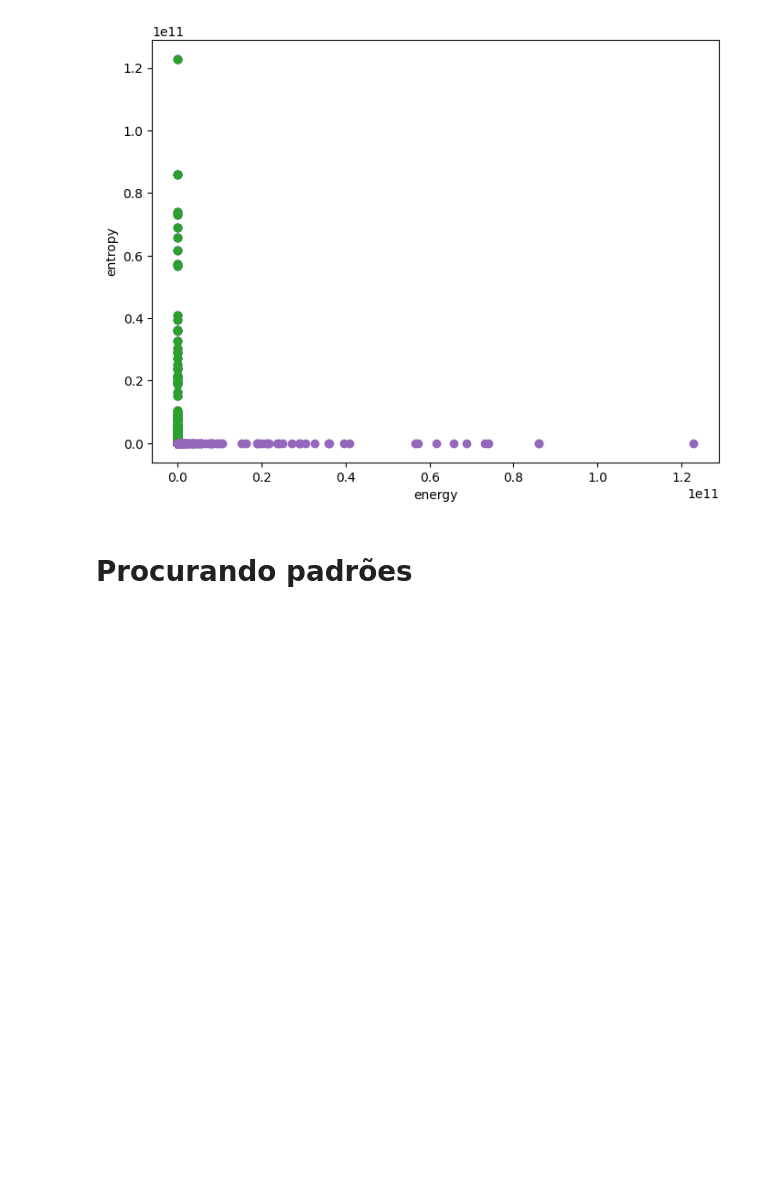
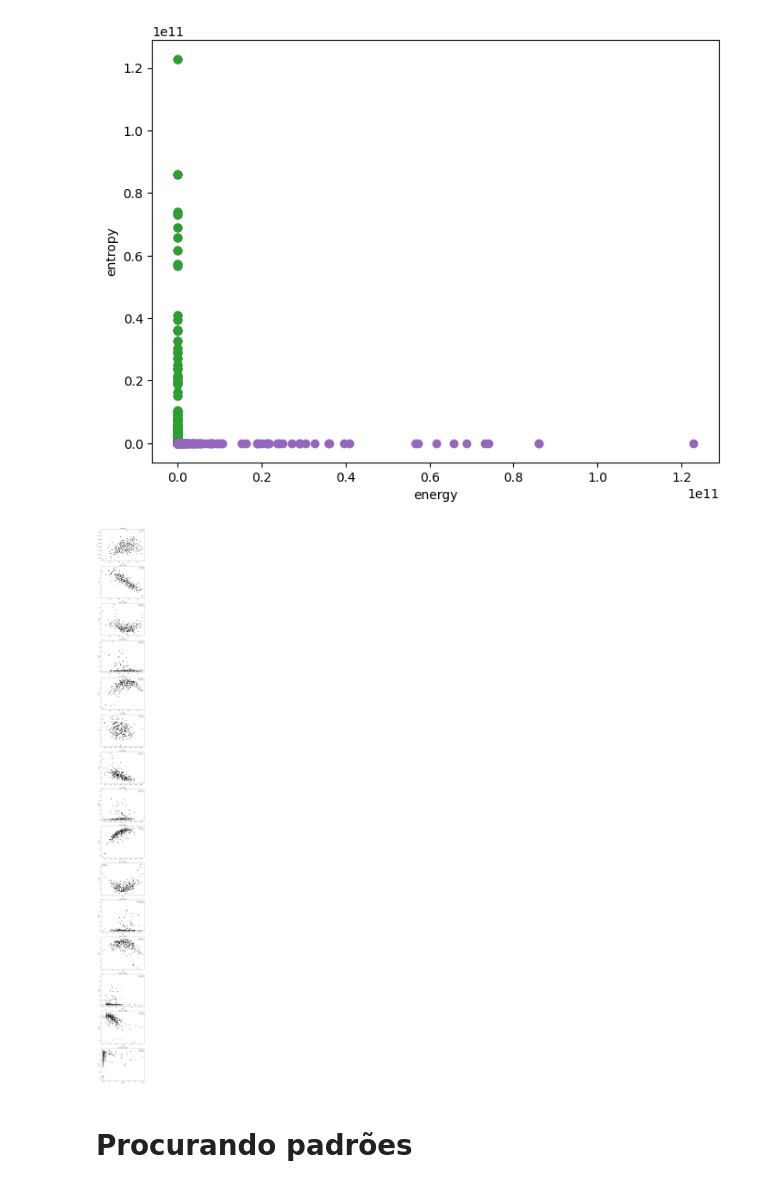
Before and after one commit to mauriciobenjamin700/6_periodo, a Jupyter notebook: CV/Treino/Enviar_3/main2.ipynb, the cells around one changed output. Saved outputs shown, nothing was run; the diff lists cells and outputs as text; code cells hidden in the pictures; blank space fills up the shorter version.

```diff
--- a/CV/Treino/Enviar_3/main2.ipynb
+++ b/CV/Treino/Enviar_3/main2.ipynb
@@ -210,6 +210,39 @@ for i in range(0,len(columns)-1,1):
         plt.savefig(os.path.sep.join((output,fig_name)))
 # %% [output]
 [figure]
+# %%
+import matplotlib.pyplot as plt
+import itertools
+
+columns = ["mean", "var", "skew", "kurtosis", "energy", "entropy"]
+
+combinations = list(itertools.combinations(columns, 2))
+
+# Crie uma figura que conterá todos os scatter plots
+fig, axes = plt.subplots(len(combinations), 1, figsize=(8, 6 * len(combinations)))
+
+for i, combo in enumerate(combinations):
+    col1, col2 = combo
+    ax = axes[i]
+
+    # Plote os pontos de col1 em azul e de col2 em preto
+    ax.scatter(df[col1], df[col2], c='blue', label=col1)
+    ax.scatter(df[col1], df[col2], c='black', label=col2)
+
+    ax.set_xlabel(col1)
+    ax.set_ylabel(col2)
+    ax.set_title(f'{col1} x {col2}')
+
+    # Crie uma legenda
+    ax.legend()
+
+# Ajuste o layout dos subplots
+plt.tight_layout()
+
+# Exiba a figura
+plt.show()
+# %% [output]
+[figure, added]
 # %% [markdown]
 # Procurando padrões
 # %%
```
Also changed, not shown: 31 other files.
